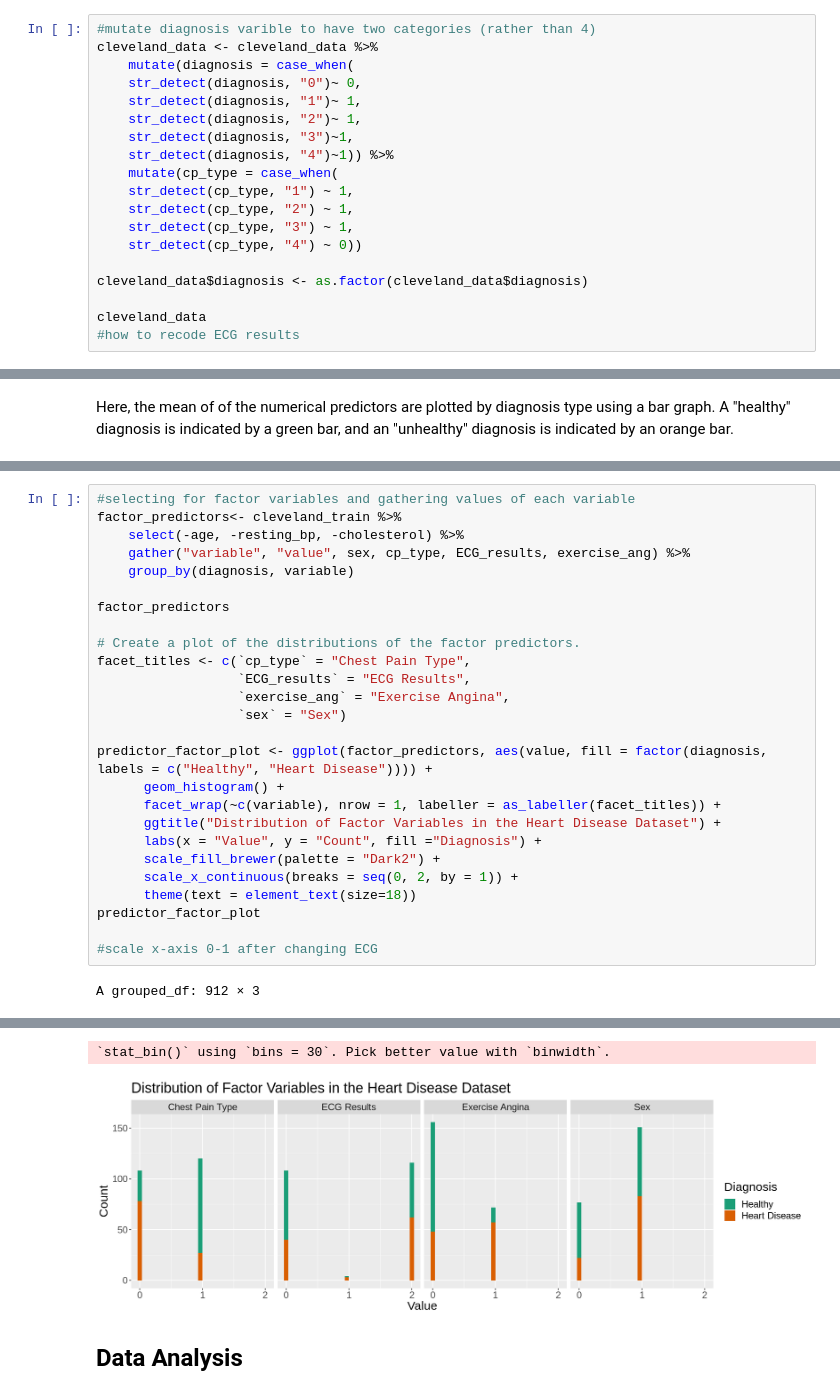
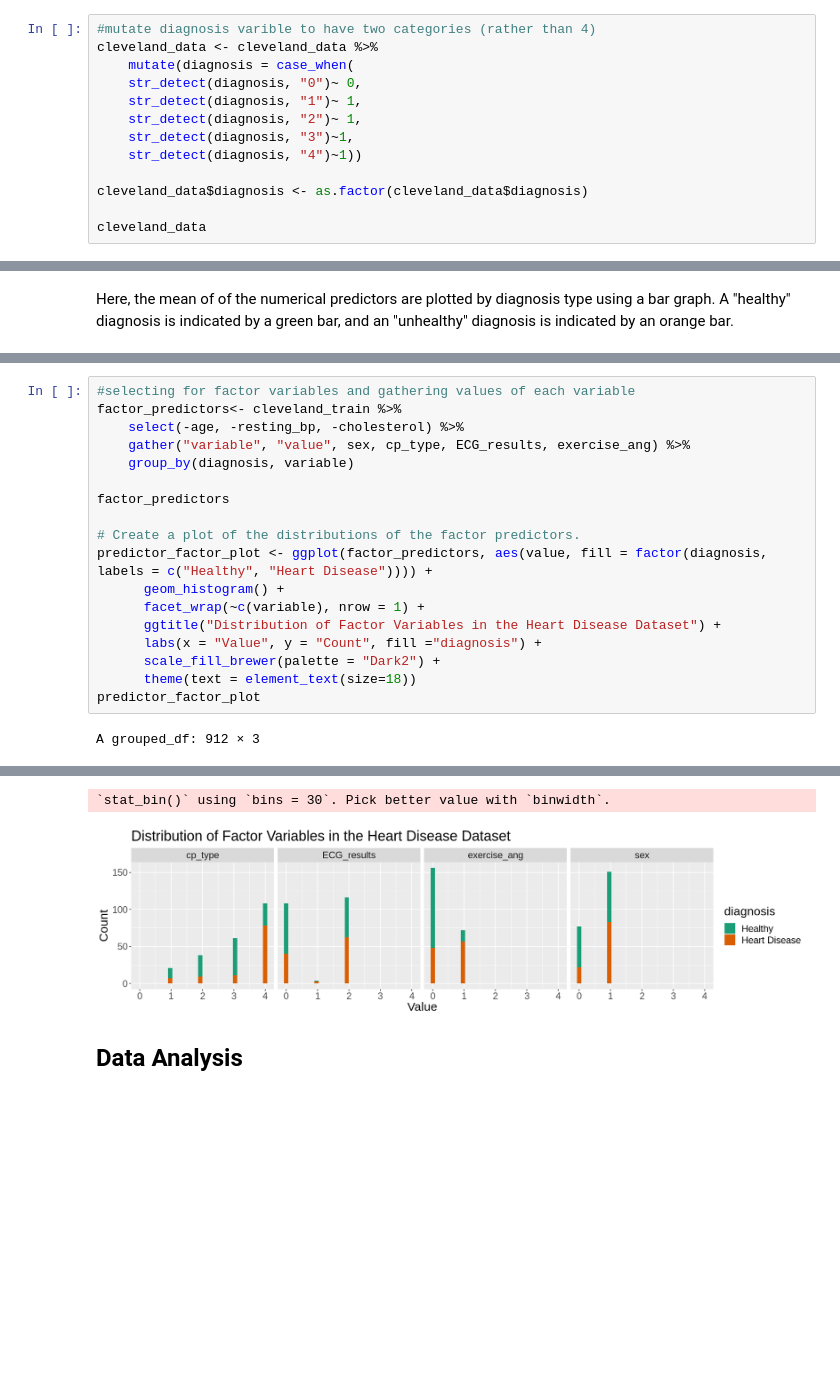
Before and after one commit to HannahDKM/Final_Project, a Jupyter notebook: Final_Project.ipynb, the cells around one changed output, grey strips where cells are left out. Saved outputs shown, nothing was run; the diff lists cells and outputs as text; blank space fills up the shorter version.

```diff
--- a/Final_Project.ipynb
+++ b/Final_Project.ipynb
@@ -85,17 +74,11 @@ cleveland_data <- cleveland_data %>%
     str_detect(diagnosis, "1")~ 1,
     str_detect(diagnosis, "2")~ 1,
     str_detect(diagnosis, "3")~1,
-    str_detect(diagnosis, "4")~1)) %>%
-    mutate(cp_type = case_when(
-    str_detect(cp_type, "1") ~ 1,
-    str_detect(cp_type, "2") ~ 1,
-    str_detect(cp_type, "3") ~ 1,
-    str_detect(cp_type, "4") ~ 0))
+    str_detect(diagnosis, "4")~1))
 
 cleveland_data$diagnosis <- as.factor(cleveland_data$diagnosis)
 
 cleveland_data
-#how to recode ECG results
 # %% [output]
 A spec_tbl_df: 303 × 14
 | age | sex | cp_type | resting_bp | cholesterol | fasting_bs | ECG_results | max_pulse | exercise_ang | ... |
@@ -228,42 +200,34 @@ predictor_numerical_plot
 # %%
 #selecting for factor variables and gathering values of each variable
 factor_predictors<- cleveland_train %>%
     select(-age, -resting_bp, -cholesterol) %>%
     gather("variable", "value", sex, cp_type, ECG_results, exercise_ang) %>%
     group_by(diagnosis, variable)
 
 factor_predictors
 
 # Create a plot of the distributions of the factor predictors.
-facet_titles <- c(`cp_type` = "Chest Pain Type",
-                  `ECG_results` = "ECG Results",
-                  `exercise_ang` = "Exercise Angina",
-                  `sex` = "Sex")
-
 predictor_factor_plot <- ggplot(factor_predictors, aes(value, fill = factor(diagnosis, labels = c("Healthy", "Heart Disease")))) +
       geom_histogram() +
-      facet_wrap(~c(variable), nrow = 1, labeller = as_labeller(facet_titles)) +
+      facet_wrap(~c(variable), nrow = 1) +
       ggtitle("Distribution of Factor Variables in the Heart Disease Dataset") +
-      labs(x = "Value", y = "Count", fill ="Diagnosis") +
+      labs(x = "Value", y = "Count", fill ="diagnosis") +
       scale_fill_brewer(palette = "Dark2") +
-      scale_x_continuous(breaks = seq(0, 2, by = 1)) +
       theme(text = element_text(size=18))
 predictor_factor_plot
-
-#scale x-axis 0-1 after changing ECG
 # %% [output]
 A grouped_df: 912 × 3
 | diagnosis | variable | value |
 | <fct> | <chr> | <dbl> |
 | 0 | sex | 1 |
 | 1 | sex | 1 |
 | 0 | sex | 0 |
 | ⋮ | ⋮ | ⋮ |
 | 1 | exercise_ang | 1 |
 | 1 | exercise_ang | 0 |
 | 0 | exercise_ang | 0 |
 `stat_bin()` using `bins = 30`. Pick better value with `binwidth`.
-[figure, old version]
+[figure, new version]
 # %% [markdown]
 **<p style = "font-size:18pt; font-style:bold"> Data Analysis </p>**
 # %% [markdown]
```
Also changed, not shown: parts of 25 cells of this notebook.
